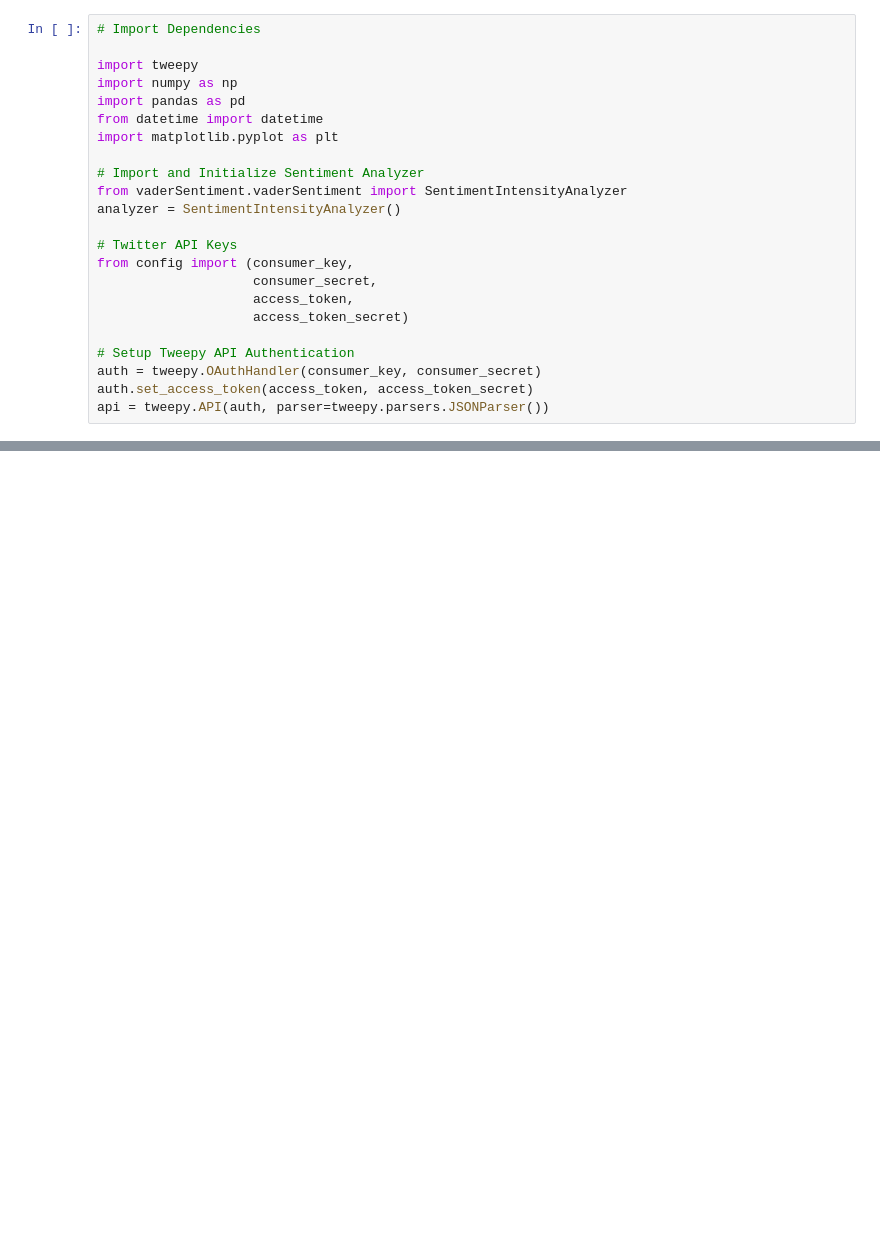
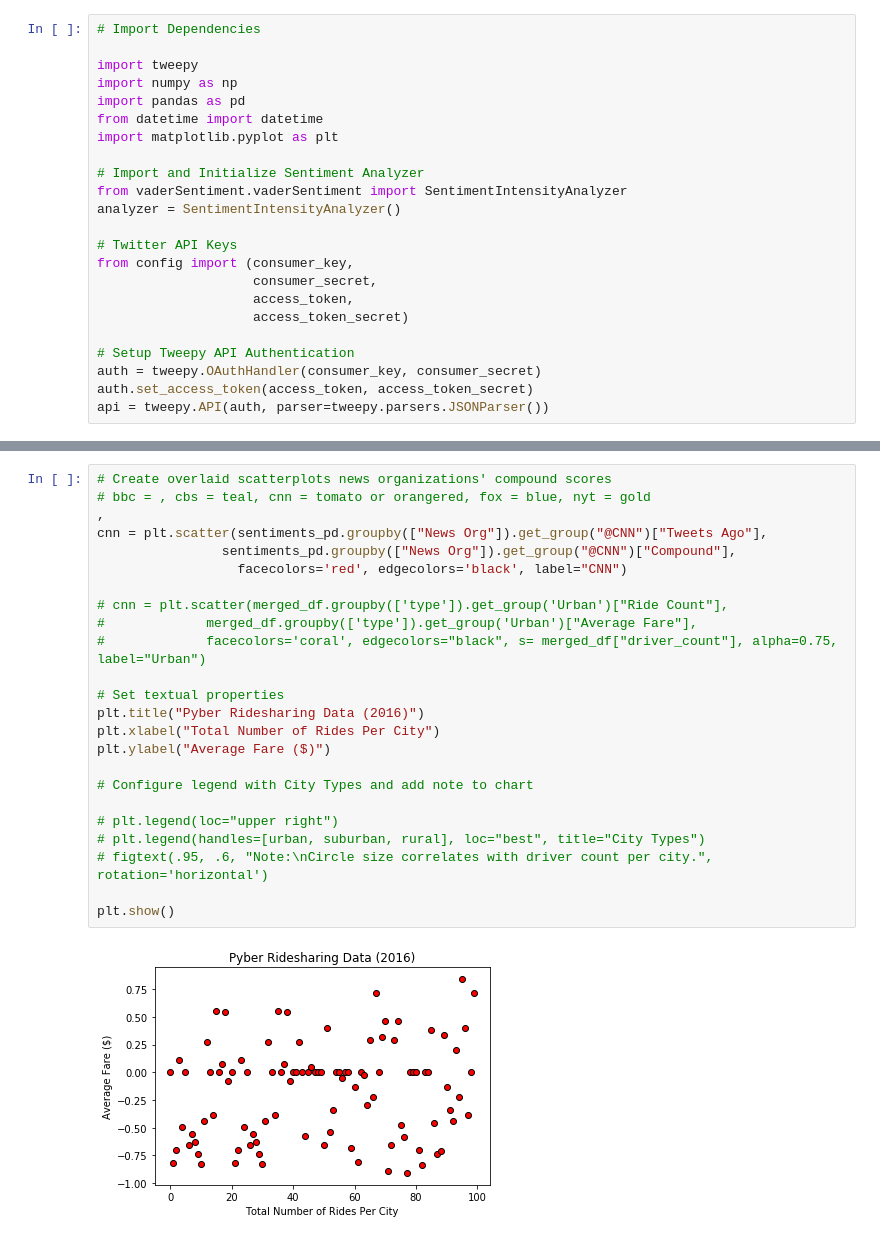
Before and after one commit to caelanosullivan/Twitter-Sentiment, a Jupyter notebook: news-org-tweets.ipynb, the cells around one changed output, grey strips where cells are left out. Saved outputs shown, nothing was run; the diff lists cells and outputs as text; blank space fills up the shorter version.

```diff
--- a/news-org-tweets.ipynb
+++ b/news-org-tweets.ipynb
@@ -177,3 +185,29 @@ sentiments_pd
+# %%
+# Create overlaid scatterplots news organizations' compound scores
+# bbc = , cbs = teal, cnn = tomato or orangered, fox = blue, nyt = gold
+,
+cnn = plt.scatter(sentiments_pd.groupby(["News Org"]).get_group("@CNN")["Tweets Ago"],
+                sentiments_pd.groupby(["News Org"]).get_group("@CNN")["Compound"],
+                  facecolors='red', edgecolors='black', label="CNN")
+
+# cnn = plt.scatter(merged_df.groupby(['type']).get_group('Urban')["Ride Count"],
+#             merged_df.groupby(['type']).get_group('Urban')["Average Fare"],
+#             facecolors='coral', edgecolors="black", s= merged_df["driver_count"], alpha=0.75, label="Urban")
+
+# Set textual properties
+plt.title("Pyber Ridesharing Data (2016)")
+plt.xlabel("Total Number of Rides Per City")
+plt.ylabel("Average Fare ($)")
+
+# Configure legend with City Types and add note to chart
+
+# plt.legend(loc="upper right")
+# plt.legend(handles=[urban, suburban, rural], loc="best", title="City Types")
+# figtext(.95, .6, "Note:\nCircle size correlates with driver count per city.", rotation='horizontal')
+
+plt.show()
+# %% [output]
+[figure, added]
 # %%
 average_compound = sentiments_pd.groupby("News Org").mean()["Compound"]
 
```
Also changed, not shown: parts of 5 cells of this notebook.
